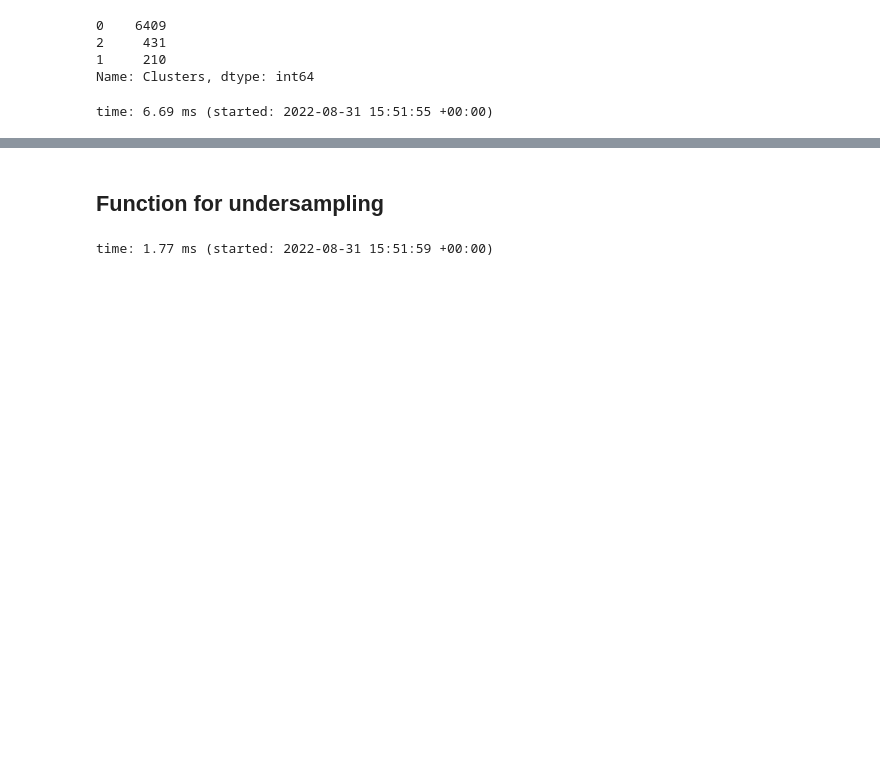
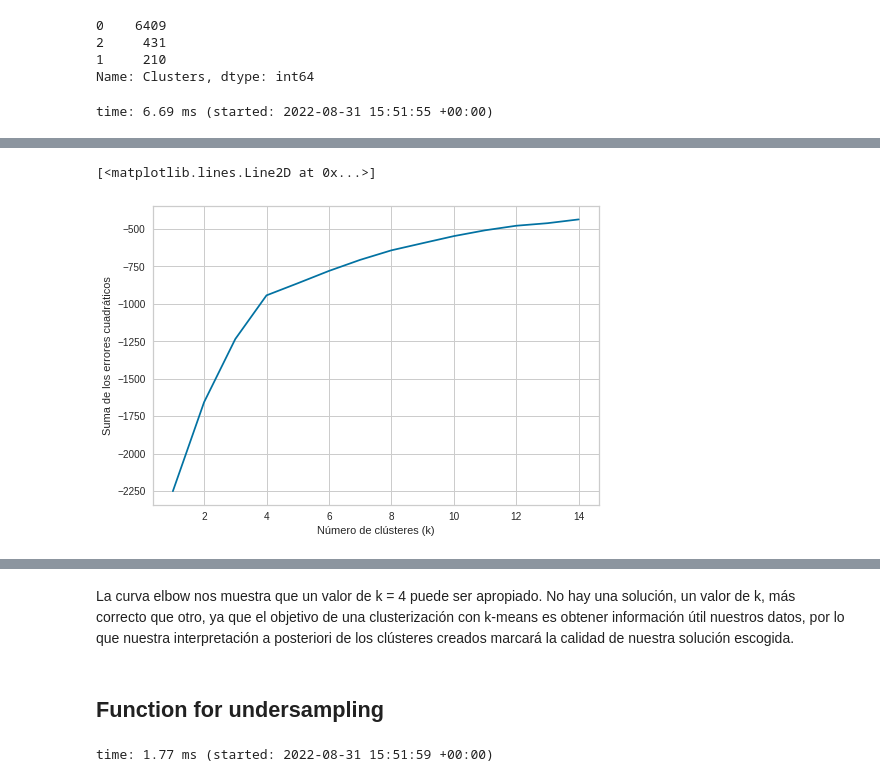
Before and after one commit to JMML2021/Sprint-8.-Algoritmes-d-aprenentatge-NO-supervisat-Agrupaci-, a Jupyter notebook: Sprint_8_Algoritmes_d’aprenentatge_NO_supervisat_Agrupació.ipynb, the cells around one changed output, grey strips where cells are left out. Drawn from its saved outputs; the diff is of its cells as text; code cells hidden in the pictures; blank space fills up the shorter version.

```diff
--- a/Sprint_8_Algoritmes_d’aprenentatge_NO_supervisat_Agrupació.ipynb
+++ b/Sprint_8_Algoritmes_d’aprenentatge_NO_supervisat_Agrupació.ipynb
@@ -512,0 +510,8 @@ time: 6.69 ms (started: 2022-08-31 15:51:55 +00:00)
+# %%
+#%% Se normalizan los datos con MinMax()
+from sklearn import preprocessing
+
+min_max_scaler = preprocessing.MinMaxScaler()
+df1_escalado = min_max_scaler.fit_transform(df1)
+df1_escalado = pd.DataFrame(df1_escalado) # Hay que convertir a DF el resultado.
+df1_escalado = df1_escalado.rename(columns = {0: 'Close', 1: 'Volume'})
@@ -512,0 +520,14 @@ time: 6.69 ms (started: 2022-08-31 15:51:55 +00:00)
+# %%
+
+
+#%% Curva elbow para determinar valor óptimo de k.
+nc = range(1, 15) # El número de iteraciones que queremos hacer.
+kmeans = [KMeans(n_clusters=i) for i in nc]
+score = [kmeans[i].fit(df1_escalado).score(df1_escalado) for i in range(len(kmeans))]
+score
+plt.xlabel('Número de clústeres (k)')
+plt.ylabel('Suma de los errores cuadráticos')
+plt.plot(nc,score)
+# %% [output]
+[<matplotlib.lines.Line2D at 0x...>]
+[figure, added]
@@ -513,3 +535,5 @@ time: 6.69 ms (started: 2022-08-31 15:51:55 +00:00)
+# %% [markdown]
+La curva elbow nos muestra que un valor de k = 4 puede ser apropiado. No hay una solución, un valor de k, más correcto que otro, ya que el objetivo de una clusterización con k-means es obtener información útil nuestros datos, por lo que nuestra interpretación a posteriori de los clústeres creados marcará la calidad de nuestra solución escogida.
 # %% [markdown]
 ## Function for undersampling
 # %%
```
Also changed, not shown: parts of 5 cells of this notebook.
